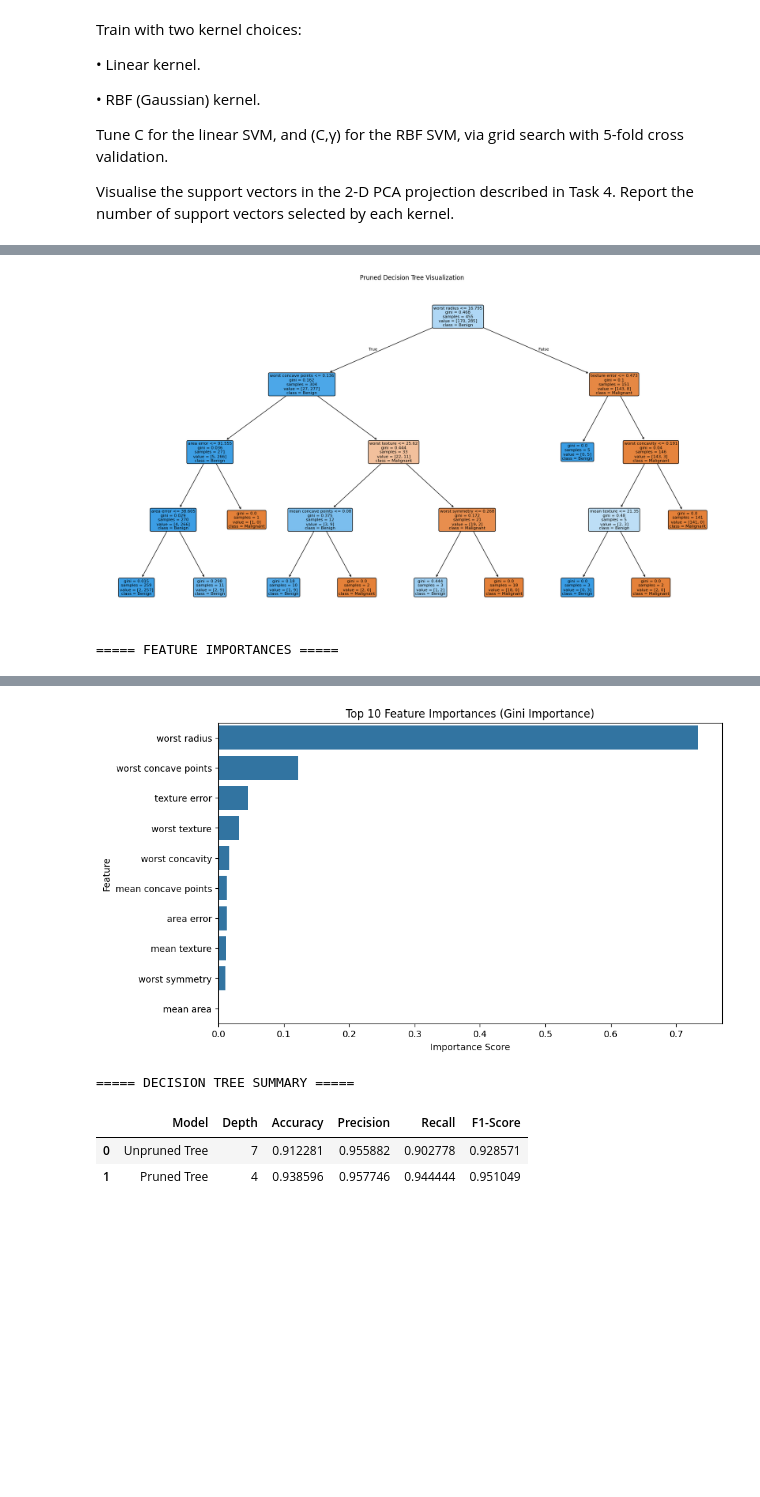
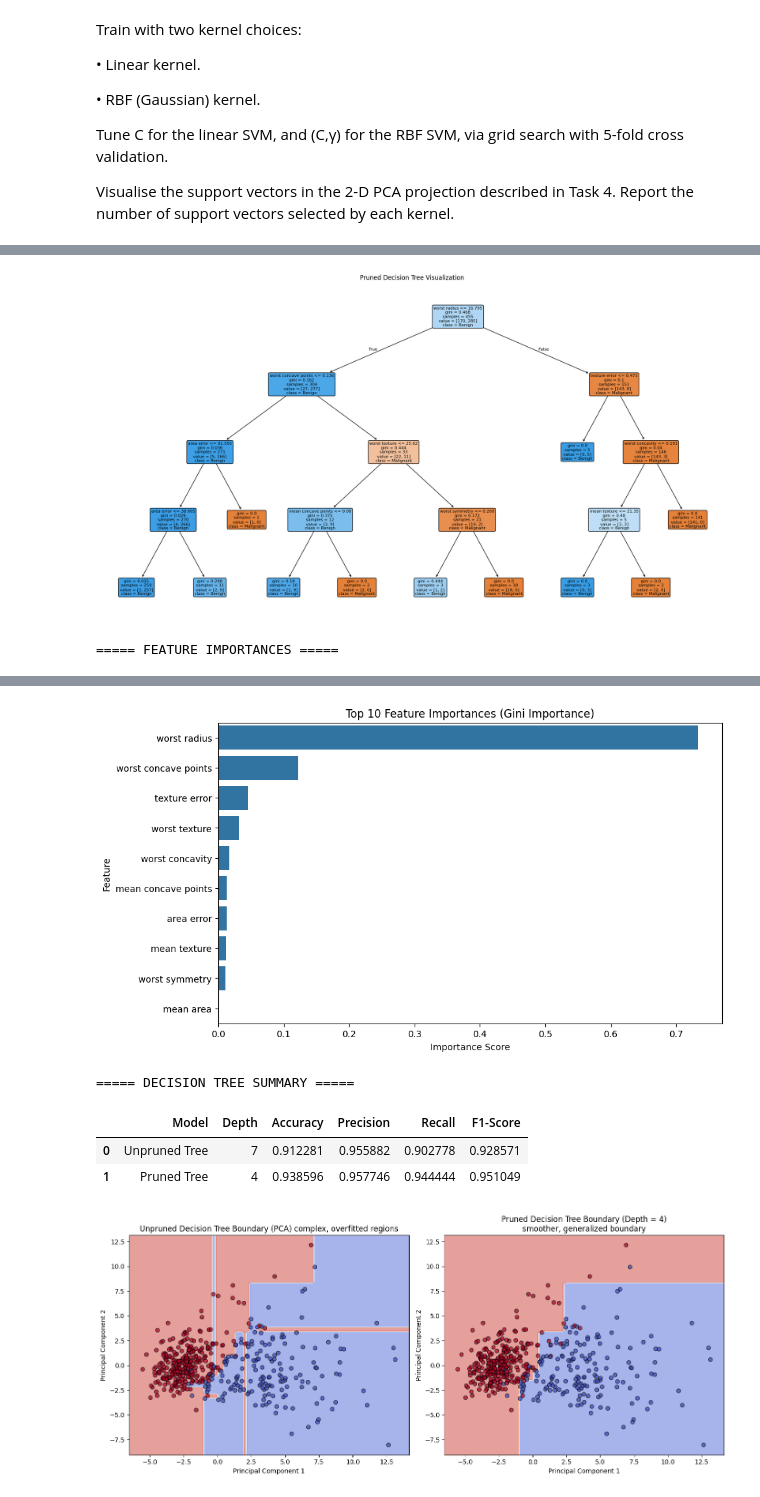
Before and after one commit to sumedhpuri/i_was_bored, a Jupyter notebook: machine_learning/machine_learning_assignment_1.ipynb, the cells around one changed output, grey strips where cells are left out. Cells and saved outputs as stored; diff of their text form; code cells hidden in the pictures; blank space fills up the shorter version.

```diff
--- a/machine_learning/machine_learning_assignment_1.ipynb
+++ b/machine_learning/machine_learning_assignment_1.ipynb
@@ -997,6 +1177,67 @@ decision_tree_results = pd.DataFrame({
 print("\n===== DECISION TREE SUMMARY =====")
 
 display(decision_tree_results)
+
+pca = PCA(n_components=2)
+X_train_pca = pca.fit_transform(X_train_scaled)
+
+#retrain both trees specifically on the 2D data
+unpruned_tree_2d = DecisionTreeClassifier(random_state=42)
+unpruned_tree_2d.fit(X_train_pca, y_train)
+
+#use best_depth variable found earlier during cross-validation
+pruned_tree_2d = DecisionTreeClassifier(max_depth=best_depth, random_state=42)
+pruned_tree_2d.fit(X_train_pca, y_train)
+
+#plot the decision boundaries side-by-side
+fig, axes = plt.subplots(1, 2, figsize=(14, 6))
+
+#UnPruned DecisionTree decision boundary visualization
+DecisionBoundaryDisplay.from_estimator(
+    unpruned_tree_2d,
+    X_train_pca,
+    response_method="predict",
+    cmap="coolwarm",
+    alpha=0.5,
+    ax=axes[0],
+    xlabel="Principal Component 1",
+    ylabel="Principal Component 2"
+)
+
+axes[0].scatter(
+    X_train_pca[:, 0],
+    X_train_pca[:, 1],
+    c=y_train,
+    cmap='coolwarm',
+    edgecolors='k',
+    alpha=0.7
+)
+axes[0].set_title("Unpruned Decision Tree Boundary (PCA) complex, overfitted regions")
+
+#Pruned DecisionTree decision boundary visualization
+DecisionBoundaryDisplay.from_estimator(
+    pruned_tree_2d,
+    X_train_pca,
+    response_method="predict",
+    cmap="coolwarm",
+    alpha=0.5,
+    ax=axes[1],
+    xlabel="Principal Component 1",
+    ylabel="Principal Component 2"
+)
+
+axes[1].scatter(
+    X_train_pca[:, 0],
+    X_train_pca[:, 1],
+    c=y_train,
+    cmap='coolwarm',
+    edgecolors='k',
+    alpha=0.7
+)
+axes[1].set_title(f"Pruned Decision Tree Boundary (Depth = {best_depth})\nsmoother, generalized boundary")
+
+plt.tight_layout()
+plt.show()
 # %% [output]
 ===== UNPRUNED TREE PERFORMANCE =====
 Accuracy  : 0.9123
@@ -1020,30 +1261,31 @@ Classification Report:
            1       0.96      0.94      0.95        72
 
     accuracy                           0.94       114
    macro avg       0.93      0.94      0.93       114
 weighted avg       0.94      0.94      0.94       114
 [figure]
 [figure]
 ===== FEATURE IMPORTANCES =====
 |  | Feature | Importance |
 | 20 | worst radius | 0.733548 |
 | 27 | worst concave points | 0.122028 |
 | 11 | texture error | 0.045785 |
 | 21 | worst texture | 0.032319 |
 | 26 | worst concavity | 0.017161 |
 | 7 | mean concave points | 0.013327 |
 | 13 | area error | 0.012704 |
 | 1 | mean texture | 0.011846 |
 | 28 | worst symmetry | 0.011282 |
 | 3 | mean area | 0.000000 |
 | ... | ... | ... |
 | 22 | worst perimeter | 0.000000 |
 | 25 | worst compactness | 0.000000 |
 | 24 | worst smoothness | 0.000000 |
 | 23 | worst area | 0.000000 |
 | 29 | worst fractal dimension | 0.000000 |
 [figure]
 ===== DECISION TREE SUMMARY =====
 |  | Model | Depth | Accuracy | Precision | Recall | F1-Score |
 | 0 | Unpruned Tree | 7 | 0.912281 | 0.955882 | 0.902778 | 0.928571 |
 | 1 | Pruned Tree | 4 | 0.938596 | 0.957746 | 0.944444 | 0.951049 |
+[figure, added]
```
Also changed, not shown: parts of 9 cells of this notebook.
